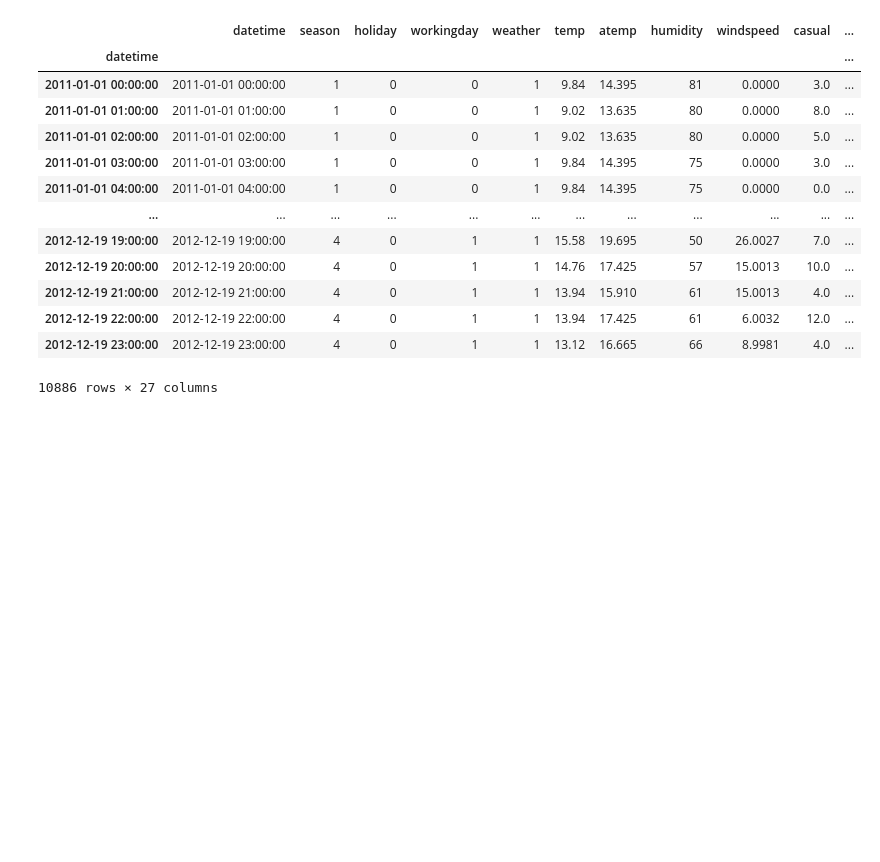
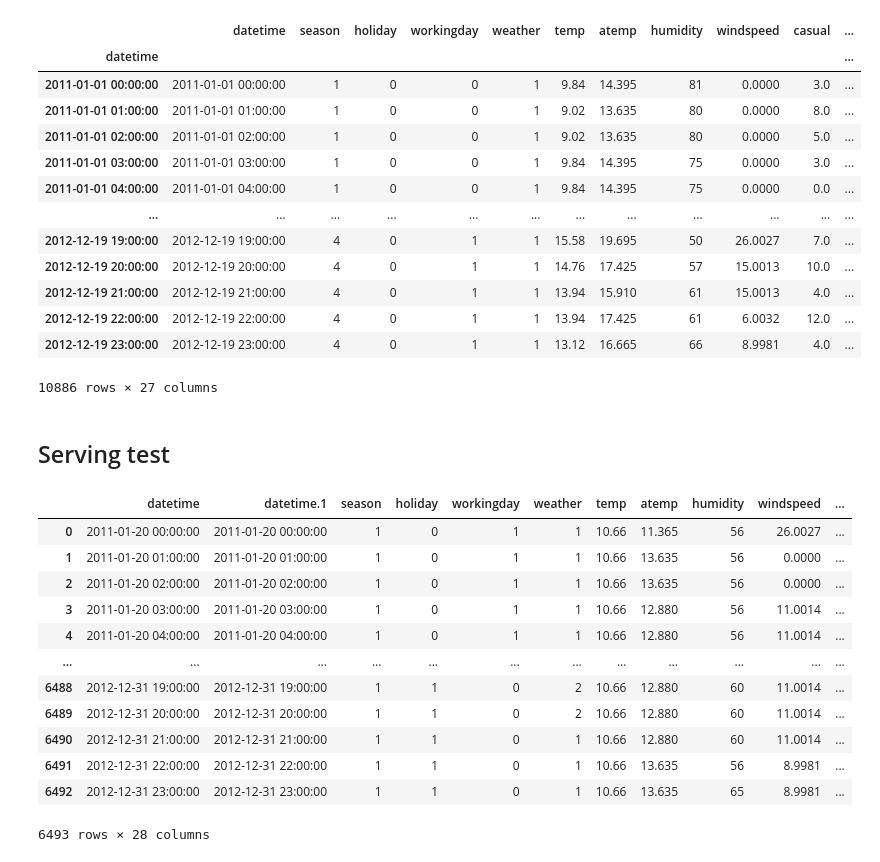
Before and after one commit to robert-min/bike_share_mlflow, a Jupyter notebook: eda.ipynb, the cells around one changed output. Drawn from its saved outputs; the diff is of its cells as text; code cells hidden in the pictures; blank space fills up the shorter version.

Commit message:
feat : model serving

```diff
--- a/eda.ipynb
+++ b/eda.ipynb
@@ -555,3 +555,24 @@ train_df
 | 2012-12-19 22:00:00 | 2012-12-19 22:00:00 | 4 | 0 | 1 | 1 | 13.94 | 17.425 | 61 | 6.0032 | 12.0 | ... |
 | 2012-12-19 23:00:00 | 2012-12-19 23:00:00 | 4 | 0 | 1 | 1 | 13.12 | 16.665 | 66 | 8.9981 | 4.0 | ... |
 10886 rows × 27 columns
+# %% [markdown]
+## Serving test
+# %%
+import pandas as pd
+
+test_df = pd.read_csv("data/test.csv")
+test_df
+# %% [output]
+|  | datetime | datetime.1 | season | holiday | workingday | weather | temp | atemp | humidity | windspeed | ... |
+| 0 | 2011-01-20 00:00:00 | 2011-01-20 00:00:00 | 1 | 0 | 1 | 1 | 10.66 | 11.365 | 56 | 26.0027 | ... |
+| 1 | 2011-01-20 01:00:00 | 2011-01-20 01:00:00 | 1 | 0 | 1 | 1 | 10.66 | 13.635 | 56 | 0.0000 | ... |
+| 2 | 2011-01-20 02:00:00 | 2011-01-20 02:00:00 | 1 | 0 | 1 | 1 | 10.66 | 13.635 | 56 | 0.0000 | ... |
+| 3 | 2011-01-20 03:00:00 | 2011-01-20 03:00:00 | 1 | 0 | 1 | 1 | 10.66 | 12.880 | 56 | 11.0014 | ... |
+| 4 | 2011-01-20 04:00:00 | 2011-01-20 04:00:00 | 1 | 0 | 1 | 1 | 10.66 | 12.880 | 56 | 11.0014 | ... |
+| ... | ... | ... | ... | ... | ... | ... | ... | ... | ... | ... | ... |
+| 6488 | 2012-12-31 19:00:00 | 2012-12-31 19:00:00 | 1 | 1 | 0 | 2 | 10.66 | 12.880 | 60 | 11.0014 | ... |
+| 6489 | 2012-12-31 20:00:00 | 2012-12-31 20:00:00 | 1 | 1 | 0 | 2 | 10.66 | 12.880 | 60 | 11.0014 | ... |
+| 6490 | 2012-12-31 21:00:00 | 2012-12-31 21:00:00 | 1 | 1 | 0 | 1 | 10.66 | 12.880 | 60 | 11.0014 | ... |
+| 6491 | 2012-12-31 22:00:00 | 2012-12-31 22:00:00 | 1 | 1 | 0 | 1 | 10.66 | 13.635 | 56 | 8.9981 | ... |
+| 6492 | 2012-12-31 23:00:00 | 2012-12-31 23:00:00 | 1 | 1 | 0 | 1 | 10.66 | 13.635 | 65 | 8.9981 | ... |
+6493 rows × 28 columns
```
Also changed, not shown: parts of 2 cells of this notebook, 2 other files.
